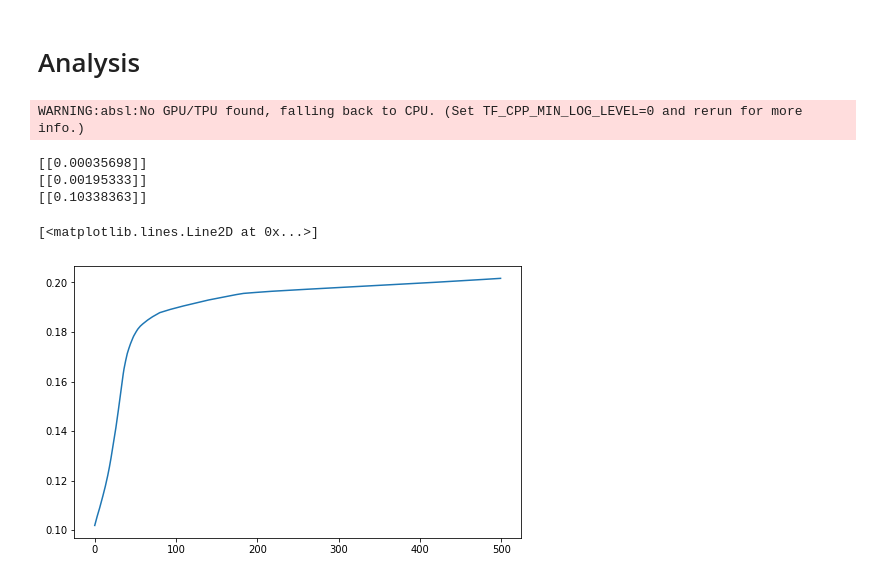
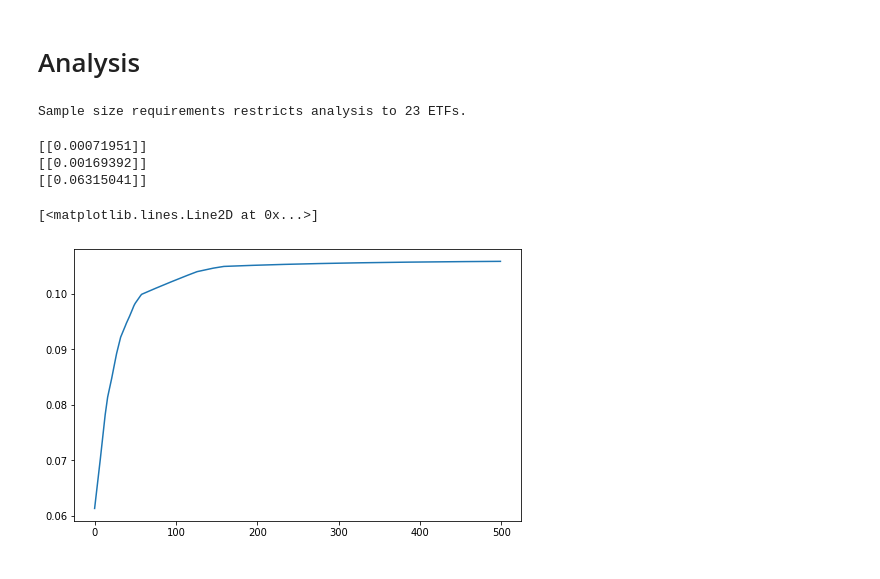
Before and after one commit to Matthew-Amos/Portfolio-Optimization, a Jupyter notebook: January_2021.ipynb, the cells around one changed output. Cells and saved outputs as stored; diff of their text form; code cells hidden in the pictures.

Commit message:
analysis adjustments, basic benchmarking

```diff
--- a/January_2021.ipynb
+++ b/January_2021.ipynb
@@ -221,8 +221,10 @@ import matplotlib.pyplot as plt
 %matplotlib inline
 plt.rcParams["figure.figsize"] = 8, 5
 # %%
-MINIMUM_SAMPLE_SIZE = 52*10
+MINIMUM_SAMPLE_SIZE = 52*15
 samples = [i for i in range(len(available_weeks)) if available_weeks[i]>=MINIMUM_SAMPLE_SIZE]
+sample_symbols = [price_mat.columns[i] for i in samples]
+print(f"Sample size requirements restricts analysis to {len(samples)} ETFs.")
 
 X = price_mat.iloc[(price_mat.shape[0]-MINIMUM_SAMPLE_SIZE):price_mat.shape[0], samples].copy()
 X.reset_index(inplace=True)
@@ -230,6 +232,8 @@ X = X[(X.Week_Idx >= weekly_idx_rfr.Week_Idx.min()) & (X.Week_Idx <= weekly_idx_
 RFR = weekly_idx_rfr[weekly_idx_rfr.Week_Idx >= X.Week_Idx.min()]
 X.drop(columns=['Week_Idx'], inplace=True)
 assert X.shape[0] == RFR.shape[0], "RFR dimension mismtach"
+# %% [output]
+Sample size requirements restricts analysis to 23 ETFs.
 # %%
 # Comput constants
 
@@ -272,30 +276,33 @@ print(port_var(w, S))
 print(port_ret(w, U))
 print(port_eff(w, U, S))
 # %% [output]
-WARNING:absl:No GPU/TPU found, falling back to CPU. (Set TF_CPP_MIN_LOG_LEVEL=0 and rerun for more info.)
+[[0.00071951]]
+[[0.00169392]]
+[[0.06315041]]
-[[0.00035698]]
-[[0.00195333]]
-[[0.10338363]]
 # %%
 @jit
 def inline_obj1(w):
     return jnp.sum(port_eff(w, U, S))
 
+def rescale_weights(w):
+    w = relu(w)                         # No shorts
+    w = w / w.sum()                     # Sum to 100%
+    return w
+
 g = grad(inline_obj1)
 w = wts(N)
 
 epochs = 500
-alpha = 0.01
+alpha = 0.10
 objs = []
 
 for epoch in range(epochs):
     w += alpha*g(w)
-    w = relu(w)
-    w = w / w.sum()
+    w = rescale_weights(w)
     o = inline_obj1(w)
     objs.append(o)
 
 plt.plot(objs)
 # %% [output]
 [<matplotlib.lines.Line2D at 0x...>]
-[figure, old version]
+[figure, new version]
```
Also changed, not shown: parts of 3 cells of this notebook.
